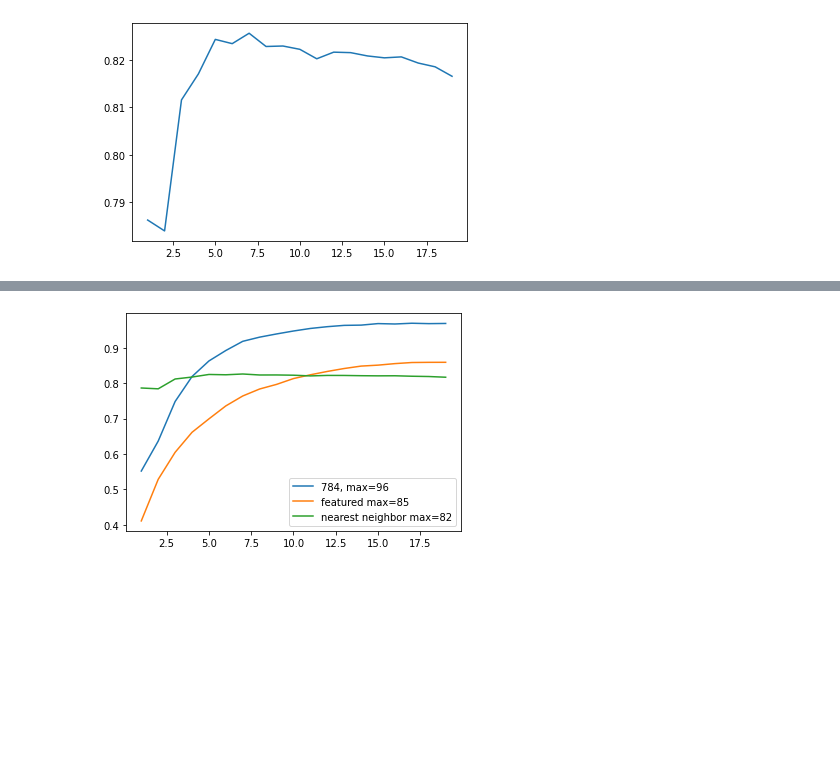
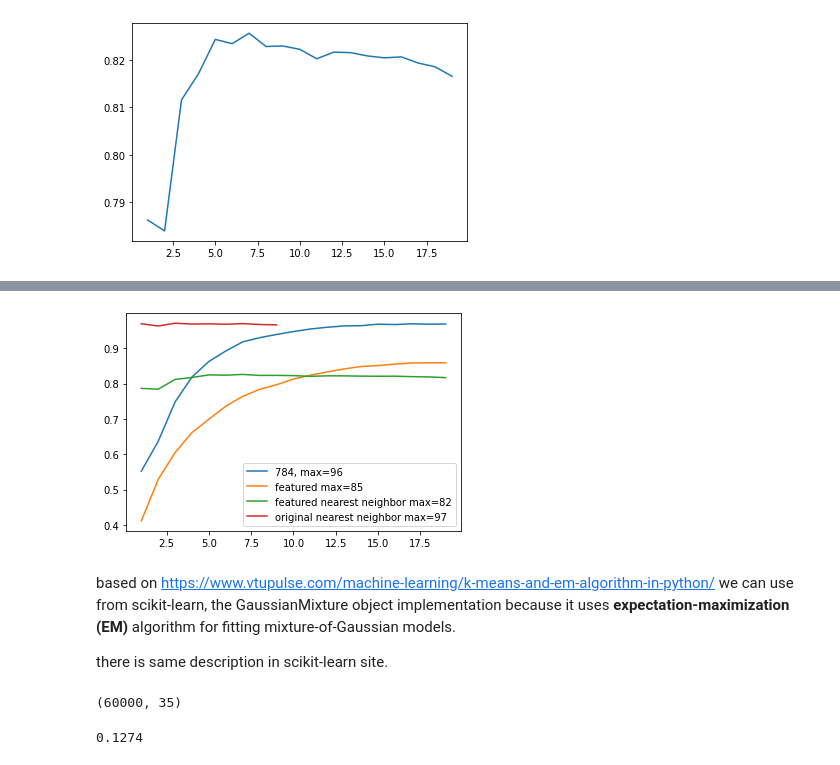
Before and after one commit to aSafarpoor/DIP, a Jupyter notebook: DIP_hw4_99210301.ipynb, the cells around one changed output, grey strips where cells are left out. Drawn from its saved outputs; the diff is of its cells as text; code cells hidden in the pictures; blank space fills up the shorter version.

```diff
--- a/DIP_hw4_99210301.ipynb
+++ b/DIP_hw4_99210301.ipynb
@@ -983,6 +983,12 @@ xtrain /= 255.
 xtest /= 255.
 ytrain = train_y
 ytest = test_y
+# %%
+xtrainoriginal = np.copy(xtrain)
+xtestoriginal = np.copy(xtest)
+
+xtrainoriginal = xtrainoriginal.reshape(60000, 28*28)
+xtestoriginal = xtestoriginal.reshape(10000, 28*28)
 # %% [markdown]
 ### feature extraction
 # %%
@@ -1214,3 +1222,13 @@ plt.title = 'k nearest neighbor acc based on # of neighbors based on custom feat
 plt.show()
 # %% [output]
 [figure]
+# %%
+acclistknnoriginal = []
+avoid_long_run = False
+if avoid_long_run:
+    acclistknn = [0.7862, 0.7839, 0.8116, 0.8171, 0.8244, 0.8235, 0.8257, 0.8229,
+                  0.823, 0.8223, 0.8203, 0.8217, 0.8216, 0.8209, 0.8205, 0.8207, 0.8194, 0.8186, 0.8166]
+for i in tqdm(range(1,10)):
+    knn = KNeighborsClassifier(n_neighbors=i)
+    knn.fit(xtrainoriginal, ytrain)
+    acclistknnoriginal.append((knn.predict(xtestoriginal)== ytest).sum()/len(ytest))
@@ -1217,10 +1241,16 @@ plt.show()
 # %%
 plt.plot(range(1,20),acclist,label='784, max='+str(int(100*max(acclist))))
 plt.plot(range(1,20),acclistrf,label='featured max='+str(int(100*max(acclistrf))))
-plt.plot(range(1,20),acclistknn,label='nearest neighbor max='+str(int(100*max(acclistknn))))
+plt.plot(range(1,20),acclistknn,label='featured nearest neighbor max='+str(int(100*max(acclistknn))))
+plt.plot(range(1,10),acclistknnoriginal,label='original nearest neighbor max='+str(int(100*max(acclistknnoriginal))))
 
 
 plt.legend()
 plt.show()
 # %% [output]
-[figure, old version]
+[figure, new version]
+# %% [markdown]
+based on https://www.vtupulse.com/machine-learning/k-means-and-em-algorithm-in-python/
+we can use from scikit-learn, the GaussianMixture object implementation because it uses **expectation-maximization (EM)** algorithm for fitting mixture-of-Gaussian models.
+
+there is same description in scikit-learn site.
@@ -1226,0 +1265,11 @@ plt.show()
+# %%
+xtrain.shape
+# %% [output]
+(60000, 35)
+# %%
+gmm=GaussianMixture(n_components=10, random_state=0).fit(xtrain)
+y_cluster_gmm=gmm.predict(xtest)
+acc = (ytest== y_cluster_gmm).sum()/len(ytest)
+print(acc)
+# %% [output]
+0.1274
```
Also changed, not shown: parts of 5 cells of this notebook.
